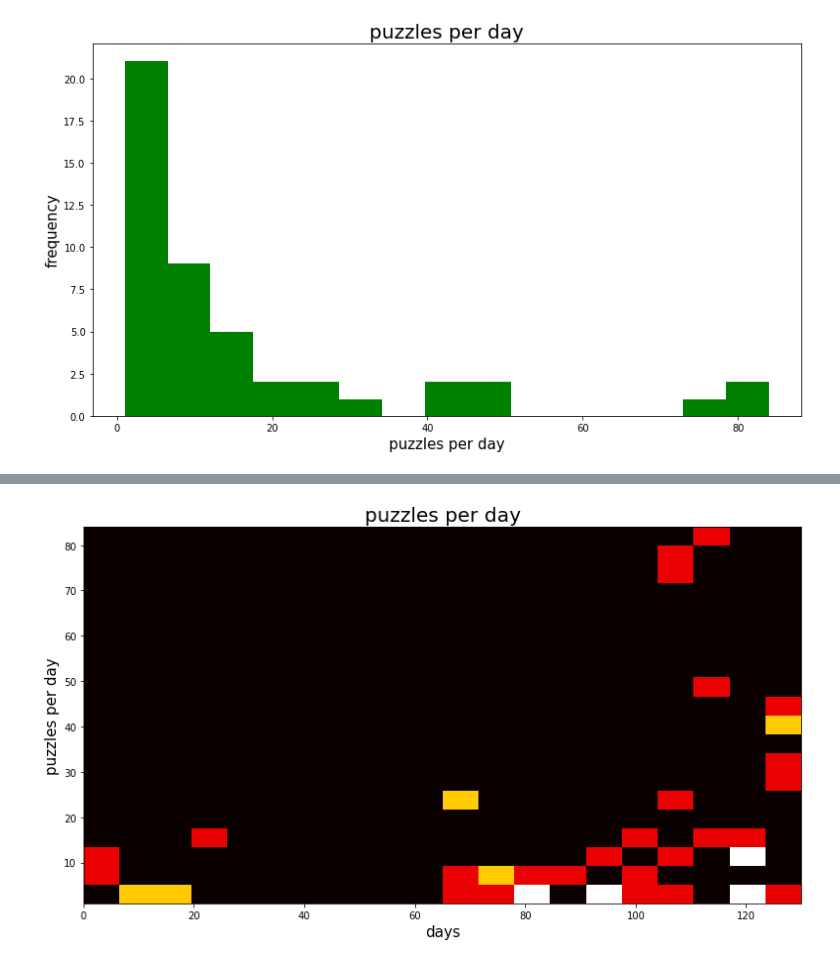
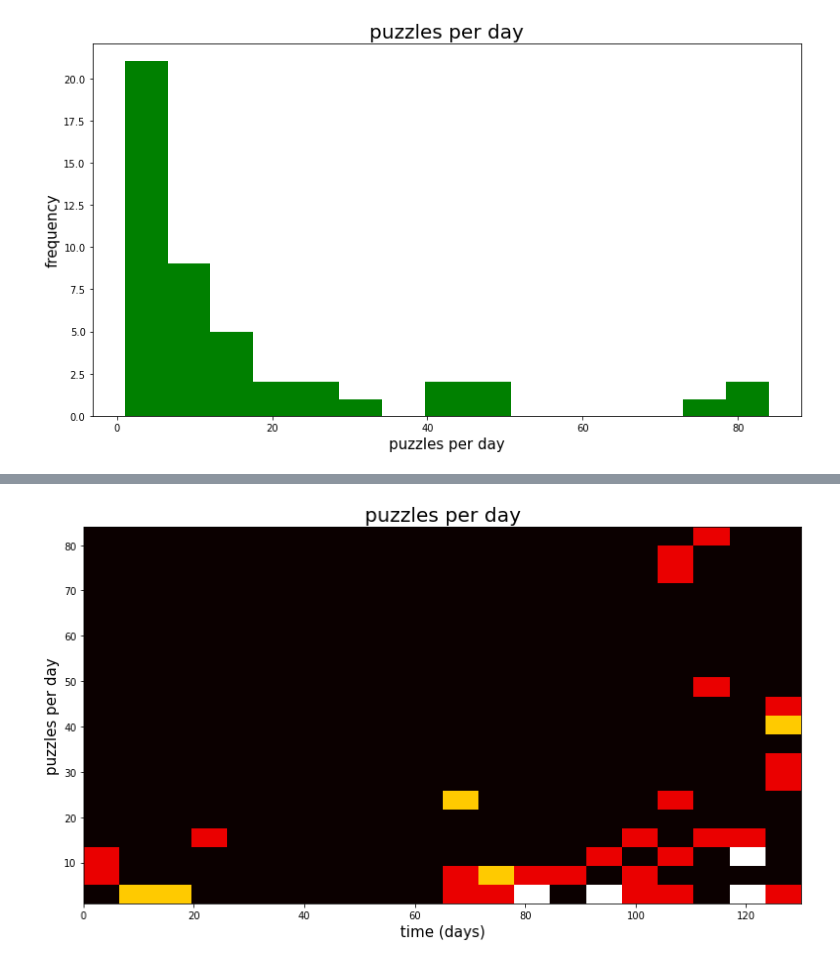
Before and after one commit to Mitchellpkt/lichess-data-viz, a Jupyter notebook: analysis.ipynb, the cells around one changed output, grey strips where cells are left out. Saved outputs shown, nothing was run; the diff lists cells and outputs as text; code cells hidden in the pictures.

```diff
--- a/analysis.ipynb
+++ b/analysis.ipynb
@@ -123,6 +129,5 @@ isli.hist(daily_df['count'][daily_df['count'] > 0], bins=15, xlabel='puzzles per
 # %%
-daily_df_gt0 = daily_df[daily_df['count'] > 0]
-isli.hist2d(daily_df_gt0.index, daily_df_gt0['count'], bins=(20, 20), xlabel='days',
+isli.hist2d(daily_df_gt0.index, daily_df_gt0['count'], bins=(20, 20), xlabel='time (days)',
             ylabel='puzzles per day', title='puzzles per day', cmap='hot');
 # %% [output]
-[figure, old version]
+[figure, new version]
```
Also changed, not shown: parts of 1 cell of this notebook.
